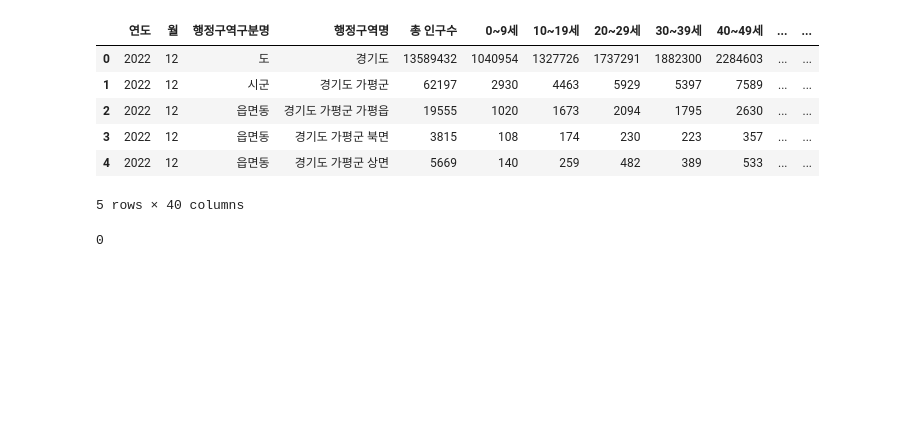
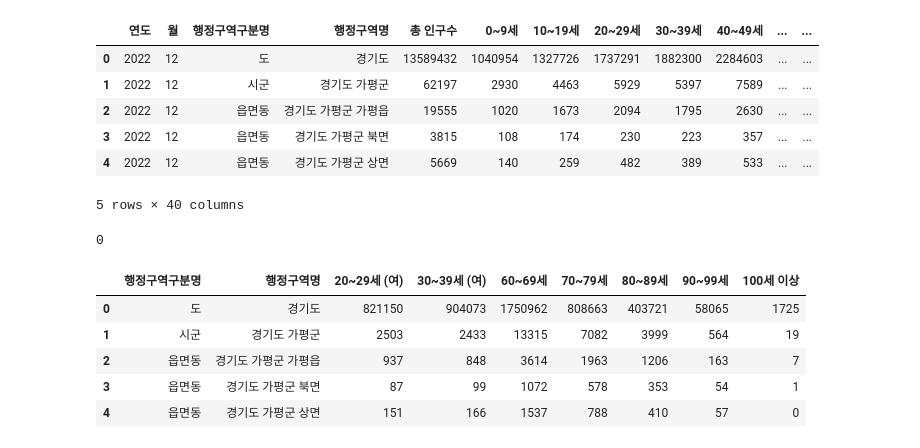
Before and after one commit to ssmpet/DataAnalysis_Lecture-2023.04, a Jupyter notebook: 02.Pandas/10.시계열.ipynb, the cells around one changed output. Cells and saved outputs as stored; diff of their text form; code cells hidden in the pictures; blank space fills up the shorter version.

```diff
--- a/02.Pandas/10.시계열.ipynb
+++ b/02.Pandas/10.시계열.ipynb
@@ -139,5 +139,15 @@ pop.head()
 pop.isna().sum().sum()
 # %% [output]
 0
+# %%
+pop = pop[['행정구역구분명', '행정구역명', '20~29세 (여)', '30~39세 (여)', '60~69세', '70~79세', '80~89세', '90~99세', '100세 이상']]
+pop.head()
+# %% [output]
+|  | 행정구역구분명 | 행정구역명 | 20~29세 (여) | 30~39세 (여) | 60~69세 | 70~79세 | 80~89세 | 90~99세 | 100세 이상 |
+| 0 | 도 | 경기도 | 821150 | 904073 | 1750962 | 808663 | 403721 | 58065 | 1725 |
+| 1 | 시군 | 경기도 가평군 | 2503 | 2433 | 13315 | 7082 | 3999 | 564 | 19 |
+| 2 | 읍면동 | 경기도 가평군 가평읍 | 937 | 848 | 3614 | 1963 | 1206 | 163 | 7 |
+| 3 | 읍면동 | 경기도 가평군 북면 | 87 | 99 | 1072 | 578 | 353 | 54 | 1 |
+| 4 | 읍면동 | 경기도 가평군 상면 | 151 | 166 | 1537 | 788 | 410 | 57 | 0 |
 # %%
 except_city = ['경기도 수원시', '경기도 고양시', '경기도 용인시', '경기도 성남시', '경기도 안산시', '경기도 안양시']
```
Also changed, not shown: parts of 16 cells of this notebook, 6 other files.
